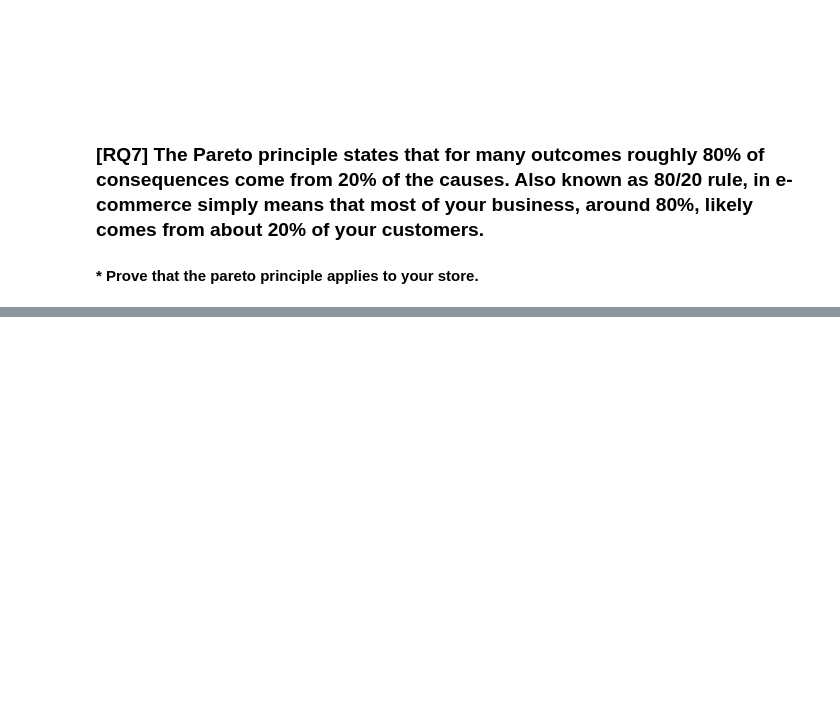
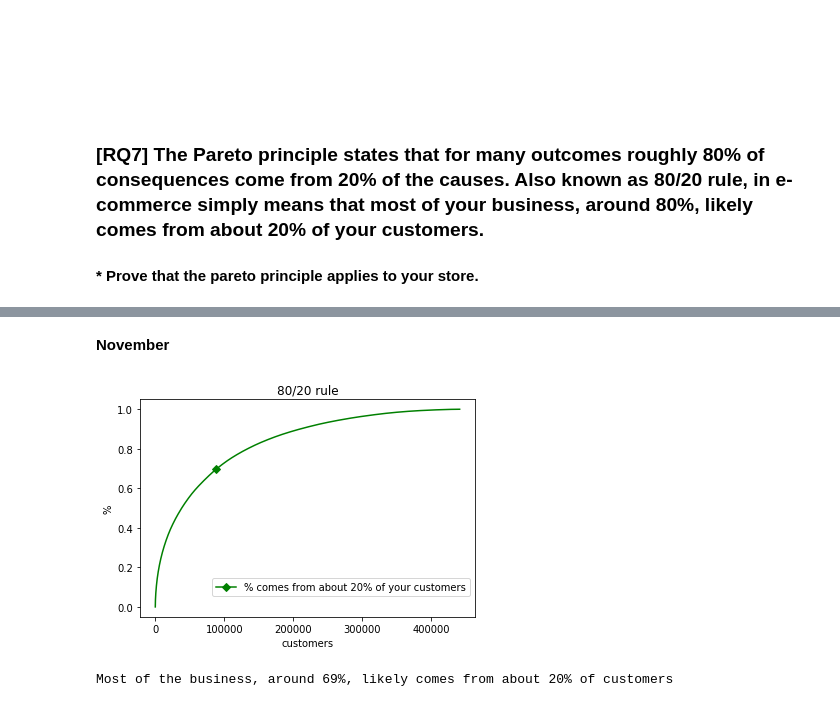
Before and after one commit to SimoneFiorellino/ADM-HW2, a Jupyter notebook: main.ipynb, the cells around one changed output, grey strips where cells are left out. Saved outputs shown, nothing was run; the diff lists cells and outputs as text; code cells hidden in the pictures; blank space fills up the shorter version.

```diff
--- a/main.ipynb
+++ b/main.ipynb
@@ -499,0 +510,7 @@ Most of your business, around 67%, likely comes from about 20% of your customers
+# %% [markdown]
+**November**
+# %%
+modd.request_seven(dataset_nov1)
+# %% [output]
+[figure, added]
+Most of the business, around 69%, likely comes from about 20% of customers
```
Also changed, not shown: parts of 5 cells of this notebook.
